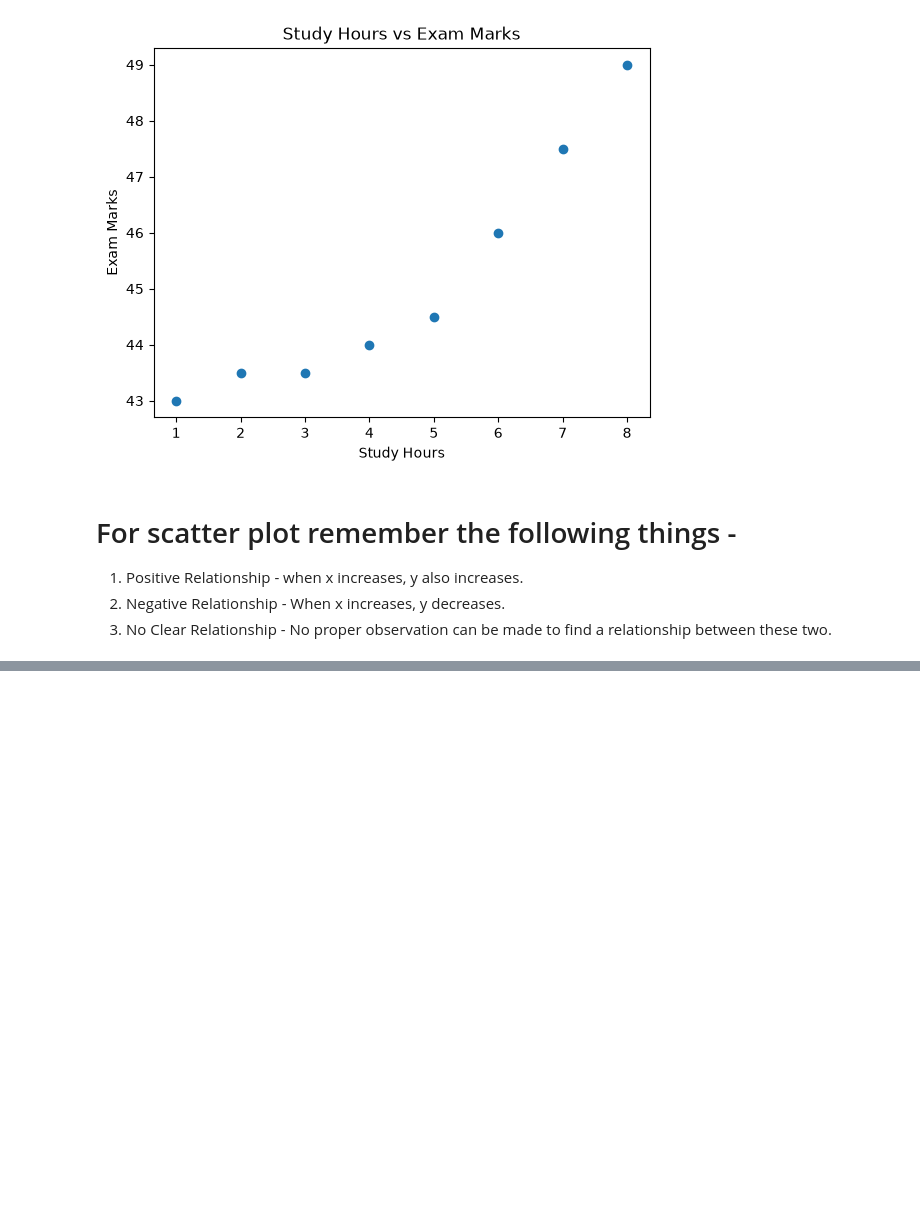
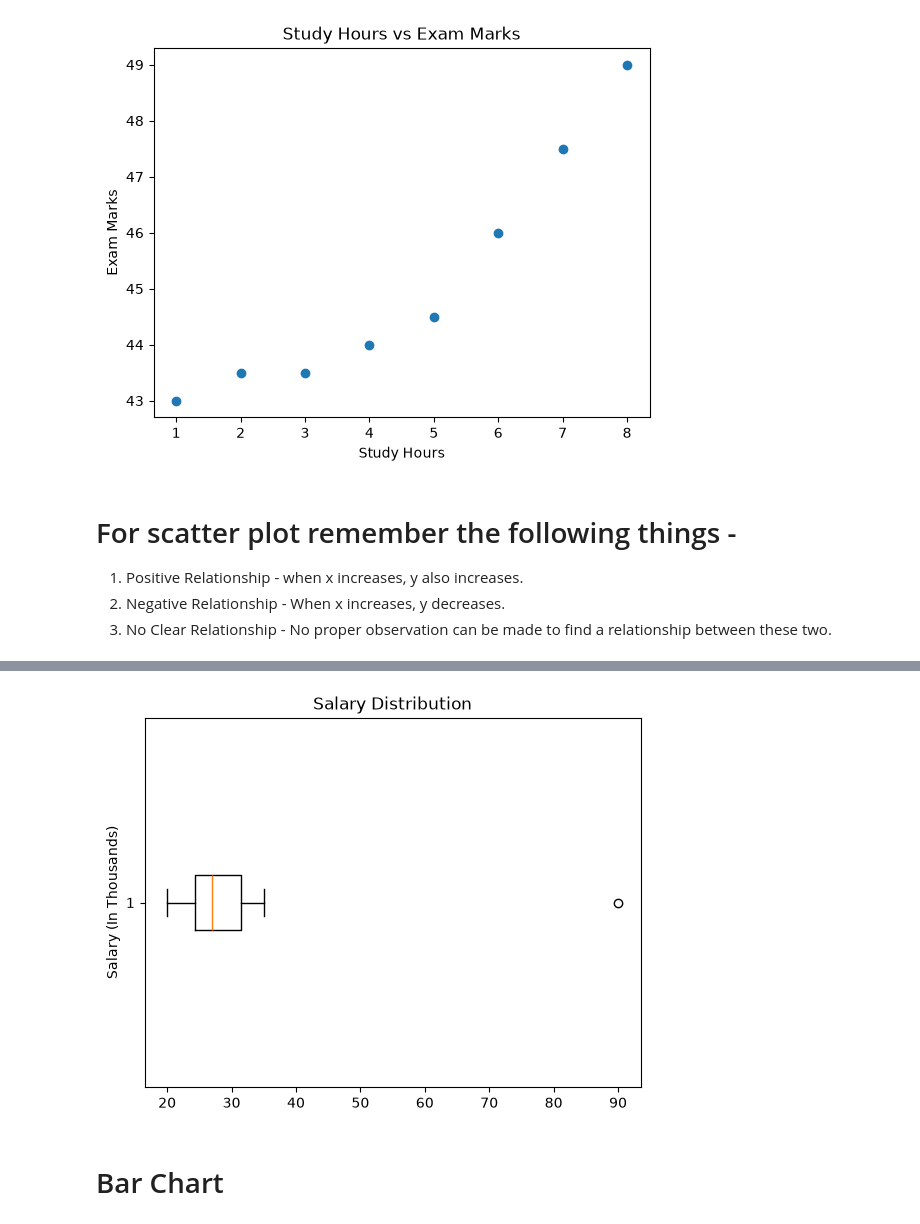
Before and after one commit to rayan8413github/Python_Data_Science_Libraries, a Jupyter notebook: Matplotlib.ipynb, the cells around one changed output, grey strips where cells are left out. Saved outputs shown, nothing was run; the diff lists cells and outputs as text; code cells hidden in the pictures; blank space fills up the shorter version.

```diff
--- a/Matplotlib.ipynb
+++ b/Matplotlib.ipynb
@@ -82,0 +127,12 @@ plt.show()
+# %%
+# by default this graph is always vertical in shape but we can also show this graph in horizontal orientation
+
+salary = [20, 22, 24, 25, 26, 28, 30, 32, 35, 90]
+plt.boxplot(salary, orientation = 'horizontal')
+plt.title("Salary Distribution")
+plt.ylabel("Salary (In Thousands)")
+plt.show()
+# %% [output]
+[figure, added]
+# %% [markdown]
+# Bar Chart
```
Also changed, not shown: parts of 6 cells of this notebook.
